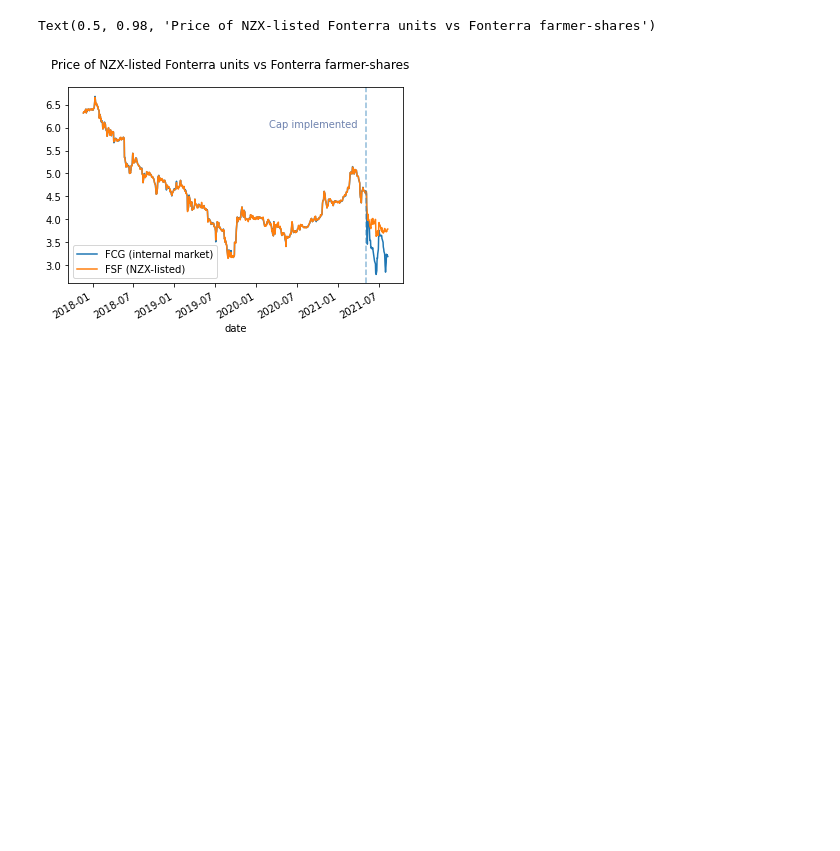
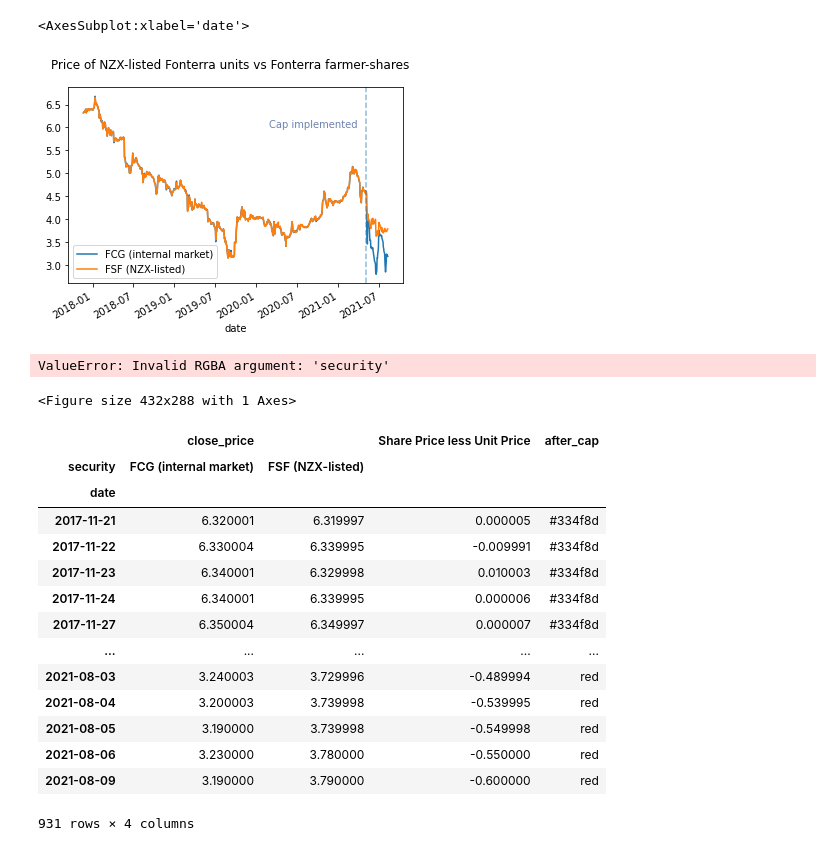
Before and after one commit to mitchellpalmer/mitchellpalmer.github.io, a Jupyter notebook: _posts/2021-08-09-fonterras-broken-arbitrage/fonterra.ipynb, the cells around one changed output. Saved outputs shown, nothing was run; the diff lists cells and outputs as text; code cells hidden in the pictures; blank space fills up the shorter version.

```diff
--- a/_posts/2021-08-09-fonterras-broken-arbitrage/fonterra.ipynb
+++ b/_posts/2021-08-09-fonterras-broken-arbitrage/fonterra.ipynb
@@ -31,8 +33,34 @@ ax.text(x=x_text_annotation, y=6, s='Cap implemented', alpha=0.7, color='#334f8d
 
 fig.suptitle("Price of NZX-listed Fonterra units vs Fonterra farmer-shares")
 
-aall_prices.plot(x='date', y='close_price', c='security')
+all_prices.plot(x='date', y='close_price', c='security')
 # %% [output]
-Text(0.5, 0.98, 'Price of NZX-listed Fonterra units vs Fonterra farmer-shares')
+<AxesSubplot:xlabel='date'>
 [figure]
+ValueError: Invalid RGBA argument: 'security'
+<Figure size 432x288 with 1 Axes>
+# %%
+wide = all_prices.pivot(index='date',
+                        columns='security',
+                        values=['close_price'])
+wide['Share Price less Unit Price'] = wide['close_price']['FCG (internal market)']-wide['close_price']['FSF (NZX-listed)']
+
+wide['after_cap'] = np.where(wide.index < datetime.datetime(2021, 5, 6), '#334f8d', 'red')
+wide
+# %% [output]
+|  | close_price |  | Share Price less Unit Price | after_cap |
+| security | FCG (internal market) | FSF (NZX-listed) |  |  |
+| date |  |  |  |  |
+| 2017-11-21 | 6.320001 | 6.319997 | 0.000005 | #334f8d |
+| 2017-11-22 | 6.330004 | 6.339995 | -0.009991 | #334f8d |
+| 2017-11-23 | 6.340001 | 6.329998 | 0.010003 | #334f8d |
+| 2017-11-24 | 6.340001 | 6.339995 | 0.000006 | #334f8d |
+| 2017-11-27 | 6.350004 | 6.349997 | 0.000007 | #334f8d |
+| ... | ... | ... | ... | ... |
+| 2021-08-03 | 3.240003 | 3.729996 | -0.489994 | red |
+| 2021-08-04 | 3.200003 | 3.739998 | -0.539995 | red |
+| 2021-08-05 | 3.190000 | 3.739998 | -0.549998 | red |
+| 2021-08-06 | 3.230000 | 3.780000 | -0.550000 | red |
+| 2021-08-09 | 3.190000 | 3.790000 | -0.600000 | red |
+931 rows × 4 columns
 # %%
```
Also changed, not shown: parts of 3 cells of this notebook, 29 other files.
